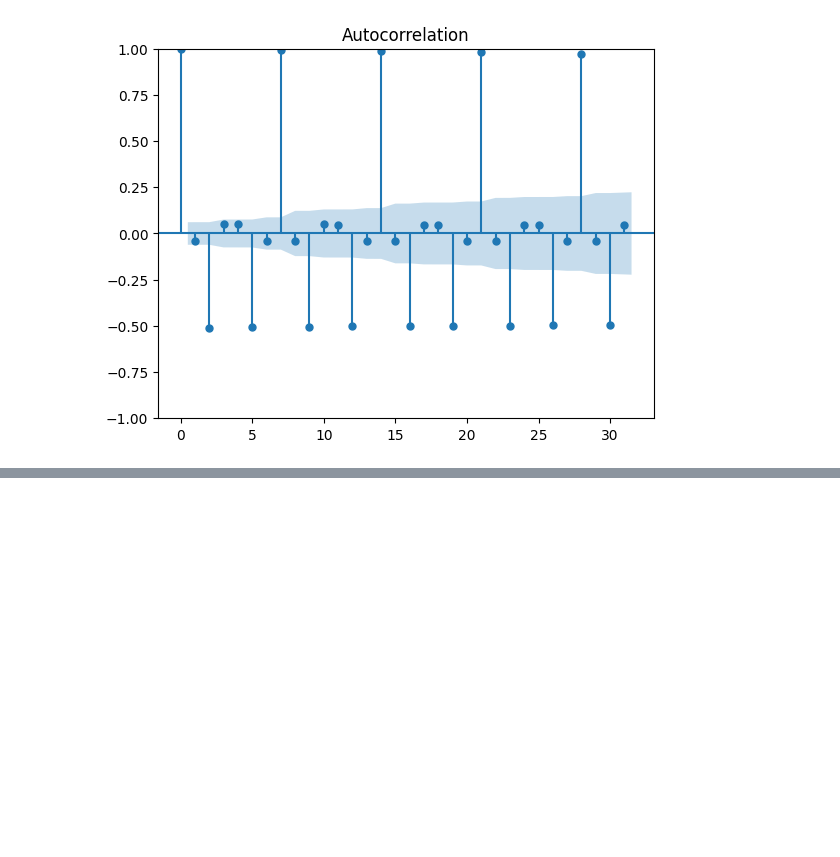
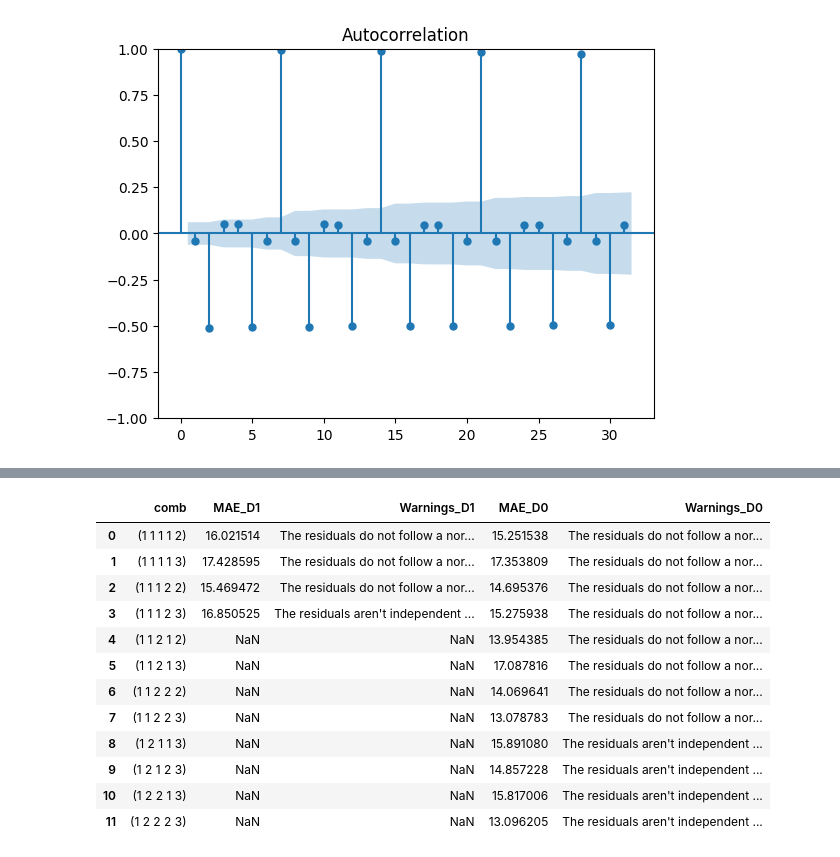
Before and after one commit to Karen22g/tsproject, a Jupyter notebook: mybook/arima.ipynb, the cells around one changed output, grey strips where cells are left out. Saved outputs shown, nothing was run; the diff lists cells and outputs as text; code cells hidden in the pictures; blank space fills up the shorter version.

```diff
--- a/mybook/arima.ipynb
+++ b/mybook/arima.ipynb
@@ -412,0 +393,47 @@ test_result.append(["sarima", mape_t, mae_t, mse_t, rmse_t, r2_t])
+# %%
+combs = ["(1 1 1 1 2)", "(1 1 1 1 3)", "(1 1 1 2 2)", "(1 1 1 2 3)", "(1 1 2 1 2)", "(1 1 2 1 3)",
+         "(1 1 2 2 2)", "(1 1 2 2 3)", "(1 2 1 1 3)", "(1 2 1 2 3)", "(1 2 2 1 3)", "(1 2 2 2 3)"]
+maeD0 = [15.251538393036853, 17.353808540598877, 14.695375844692176, 15.27593750773718, 13.954385435295077, 17.08781612812365,
+        14.069640854145376, 13.078782929156546, 15.891079517448386, 14.85722756390012, 15.817005733206608, 13.096205042088233]
+warningsD0 = ["The residuals do not follow a normal distribution The residuals aren't homocedastic",
+             "The residuals do not follow a normal distribution The residuals aren't homocedastic",
+             "The residuals do not follow a normal distribution The residuals aren't homocedastic",
+             "The residuals do not follow a normal distribution The residuals aren't homocedastic",
+             "The residuals do not follow a normal distribution The residuals aren't homocedastic",
+             "The residuals do not follow a normal distribution The residuals aren't homocedastic",
+             "The residuals do not follow a normal distribution The residuals aren't homocedastic",
+             "The residuals do not follow a normal distribution The residuals aren't homocedastic",
+             "The residuals aren't independent The residuals do not follow a normal distribution The residuals aren't homocedastic",
+             "The residuals aren't independent The residuals do not follow a normal distribution The residuals aren't homocedastic",
+             "The residuals aren't independent The residuals do not follow a normal distribution The residuals aren't homocedastic",
+             "The residuals aren't independent The residuals do not follow a normal distribution The residuals aren't homocedastic"]
+# %%
+comb = ["(1 1 1 1 2)", "(1 1 1 1 3)", "(1 1 1 2 2)", "(1 1 1 2 3)"]
+maeD1 = [16.02151424449377, 17.42859487514871, 15.469471990912764, 16.85052496583678]
+warningsD1 = ["The residuals do not follow a normal distribution The residuals aren't homocedastic",
+              "The residuals do not follow a normal distribution The residuals aren't homocedastic",
+              "The residuals do not follow a normal distribution The residuals aren't homocedastic",
+              "The residuals aren't independent The residuals aren't homocedastic"]
+# %%
+data_D1 = {'comb': comb, 'MAE_D1': maeD1, 'Warnings_D1': warningsD1}
+df_D1 = pd.DataFrame(data_D1)
+
+data_D0 = {'comb': combs, 'MAE_D0': maeD0, 'Warnings_D0': warningsD0}
+df_D0 = pd.DataFrame(data_D0)
+
+df_combined = pd.merge(df_D1, df_D0, on='comb', how='outer')
+df_combined
+# %% [output]
+|  | comb | MAE_D1 | Warnings_D1 | MAE_D0 | Warnings_D0 |
+| 0 | (1 1 1 1 2) | 16.021514 | The residuals do not follow a nor... | 15.251538 | The residuals do not follow a nor... |
+| 1 | (1 1 1 1 3) | 17.428595 | The residuals do not follow a nor... | 17.353809 | The residuals do not follow a nor... |
+| 2 | (1 1 1 2 2) | 15.469472 | The residuals do not follow a nor... | 14.695376 | The residuals do not follow a nor... |
+| 3 | (1 1 1 2 3) | 16.850525 | The residuals aren't independent ... | 15.275938 | The residuals do not follow a nor... |
+| 4 | (1 1 2 1 2) | NaN | NaN | 13.954385 | The residuals do not follow a nor... |
+| 5 | (1 1 2 1 3) | NaN | NaN | 17.087816 | The residuals do not follow a nor... |
+| 6 | (1 1 2 2 2) | NaN | NaN | 14.069641 | The residuals do not follow a nor... |
+| 7 | (1 1 2 2 3) | NaN | NaN | 13.078783 | The residuals do not follow a nor... |
+| 8 | (1 2 1 1 3) | NaN | NaN | 15.891080 | The residuals aren't independent ... |
+| 9 | (1 2 1 2 3) | NaN | NaN | 14.857228 | The residuals aren't independent ... |
+| 10 | (1 2 2 1 3) | NaN | NaN | 15.817006 | The residuals aren't independent ... |
+| 11 | (1 2 2 2 3) | NaN | NaN | 13.096205 | The residuals aren't independent ... |
```
Also changed, not shown: parts of 50 cells of this notebook, 3 other files.
